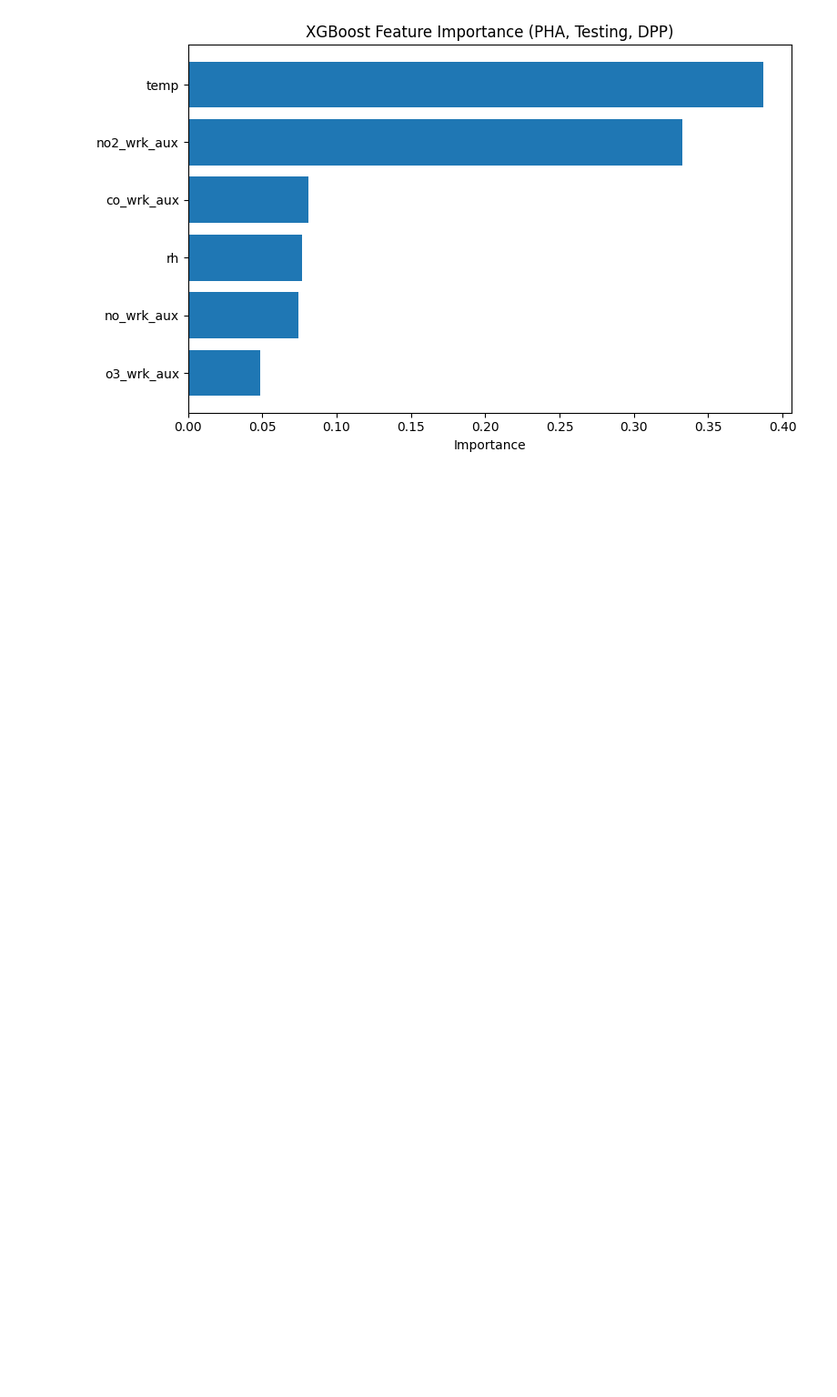
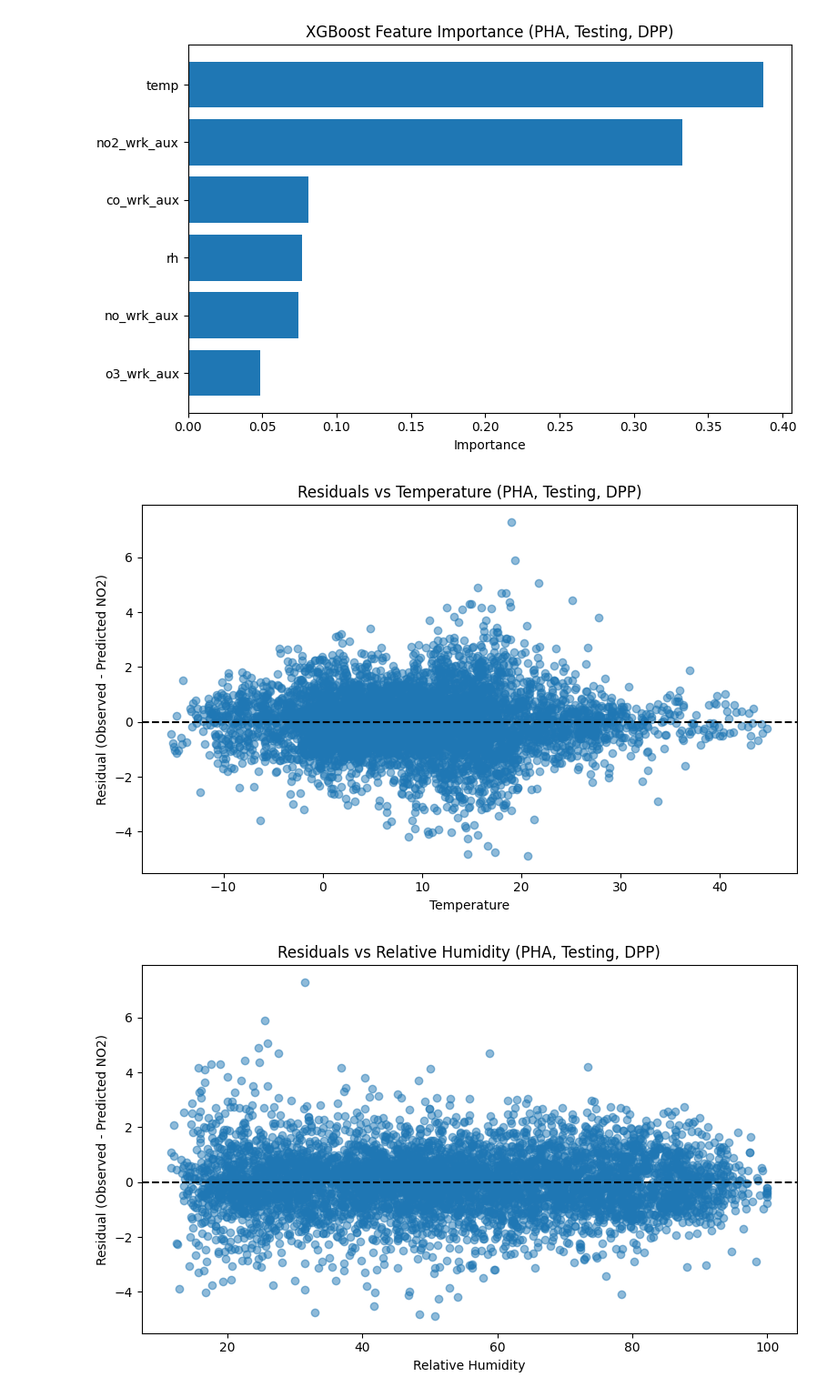
Before and after one commit to jacklardner/no2-o3-calibration, a Jupyter notebook: no2 dpp models.ipynb, the cells around one changed output. Shown at 91% size. Saved outputs shown, nothing was run; the diff lists cells and outputs as text; code cells hidden in the pictures; blank space fills up the shorter version.

```diff
--- a/no2 dpp models.ipynb
+++ b/no2 dpp models.ipynb
@@ -624,3 +774,52 @@ plt.tight_layout()
 plt.show()
 # %% [output]
 [figure]
+# %%
+results = X_test.copy()
+
+results["observed_no2"] = y_test.values
+results["predicted_no2"] = y_pred
+
+results["residual"] = results["observed_no2"] - results["predicted_no2"]
+
+plt.figure(figsize=(8,5))
+
+plt.scatter(results["temp"], results["residual"], alpha=0.5)
+
+plt.axhline(0, linestyle="--", color="black")
+
+plt.xlabel("Temperature")
+plt.ylabel("Residual (Observed - Predicted NO2)")
+plt.title("Residuals vs Temperature (PHA, Testing, DPP)")
+
+plt.tight_layout()
+plt.show()
+
+plt.figure(figsize=(8,5))
+
+plt.scatter(results["rh"], results["residual"], alpha=0.5)
+
+plt.axhline(0, linestyle="--", color="black")
+
+plt.xlabel("Relative Humidity")
+plt.ylabel("Residual (Observed - Predicted NO2)")
+plt.title("Residuals vs Relative Humidity (PHA, Testing, DPP)")
+
+plt.tight_layout()
+plt.show()
+
+plt.figure(figsize=(8,5))
+
+plt.scatter(results["observed_no2"], results["residual"], alpha=0.5)
+
+plt.axhline(0, linestyle="--", color="black")
+
+plt.xlabel("Observed NO2")
+plt.ylabel("Residual (Observed - Predicted)")
+plt.title("Residuals vs Observed NO2 (PHA, Testing, DPP)")
+
+plt.tight_layout()
+plt.show()
+# %% [output]
+[figure, added]
+[figure, added]
```
Also changed, not shown: parts of 5 cells of this notebook.
